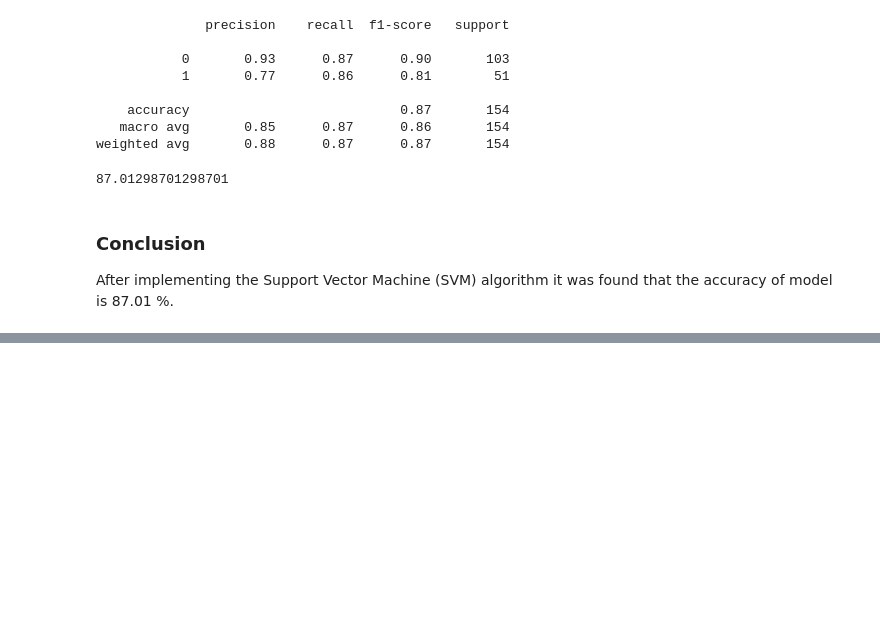
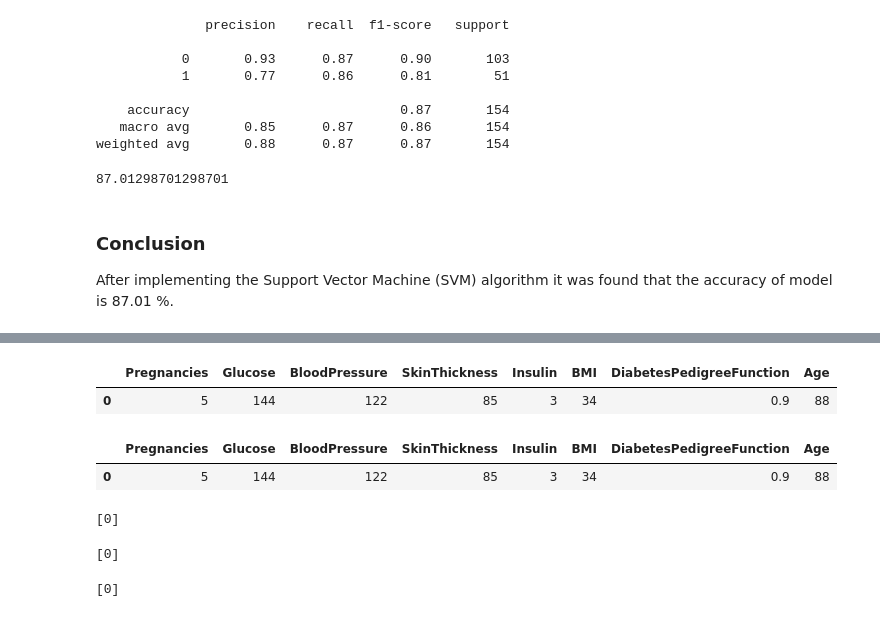
Before and after one commit to PraffullaDubey/Analysis_and_Future_Risk_Prediction_of_Diabetes_Mellitus, a Jupyter notebook: Review 2/Review-2.ipynb, the cells around one changed output, grey strips where cells are left out. Saved outputs shown, nothing was run; the diff lists cells and outputs as text; code cells hidden in the pictures; blank space fills up the shorter version.

```diff
--- a/Review 2/Review-2.ipynb
+++ b/Review 2/Review-2.ipynb
@@ -521,0 +534,31 @@ After implementing the Support Vector Machine (SVM) algorithm it was found that
+# %%
+x2 = ['Pregnancies','Glucose','BloodPressure','SkinThickness','Insulin','BMI','DiabetesPedigreeFunction','Age']
+data2 = [5,144,122,85,3,34,0.9,88]
+paitentid_SVM = pd.DataFrame([data2],columns=x)
+paitentid_SVM.head()
+# %% [output]
+|  | Pregnancies | Glucose | BloodPressure | SkinThickness | Insulin | BMI | DiabetesPedigreeFunction | Age |
+| 0 | 5 | 144 | 122 | 85 | 3 | 34 | 0.9 | 88 |
+# %%
+x3 = ['Pregnancies','Glucose','BloodPressure','SkinThickness','Insulin','BMI','DiabetesPedigreeFunction','Age']
+data3 = [0,199,172,65,8,4,0.546,458]
+paitentid_DT = pd.DataFrame([data2],columns=x)
+paitentid_DT.head()
+# %% [output]
+|  | Pregnancies | Glucose | BloodPressure | SkinThickness | Insulin | BMI | DiabetesPedigreeFunction | Age |
+| 0 | 5 | 144 | 122 | 85 | 3 | 34 | 0.9 | 88 |
+# %%
+predictions_diabetes = n.predict(paitentid_KNN)
+print(predictions_diabetes)
+# %% [output]
+[0]
+# %%
+predictions_diabetes2 = SM.predict(paitentid_SVM)
+print(predictions_diabetes2)
+# %% [output]
+[0]
+# %%
+predictions_diabetes3 = clf.predict(paitentid_DT)
+print(predictions_diabetes3)
+# %% [output]
+[0]
```
Also changed, not shown: parts of 3 cells of this notebook.
